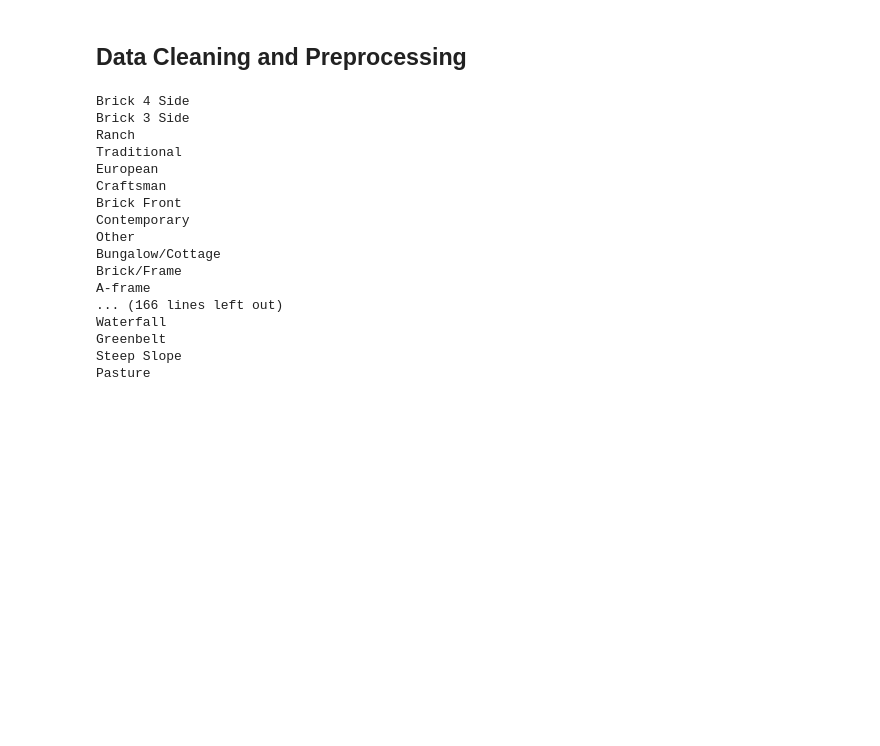
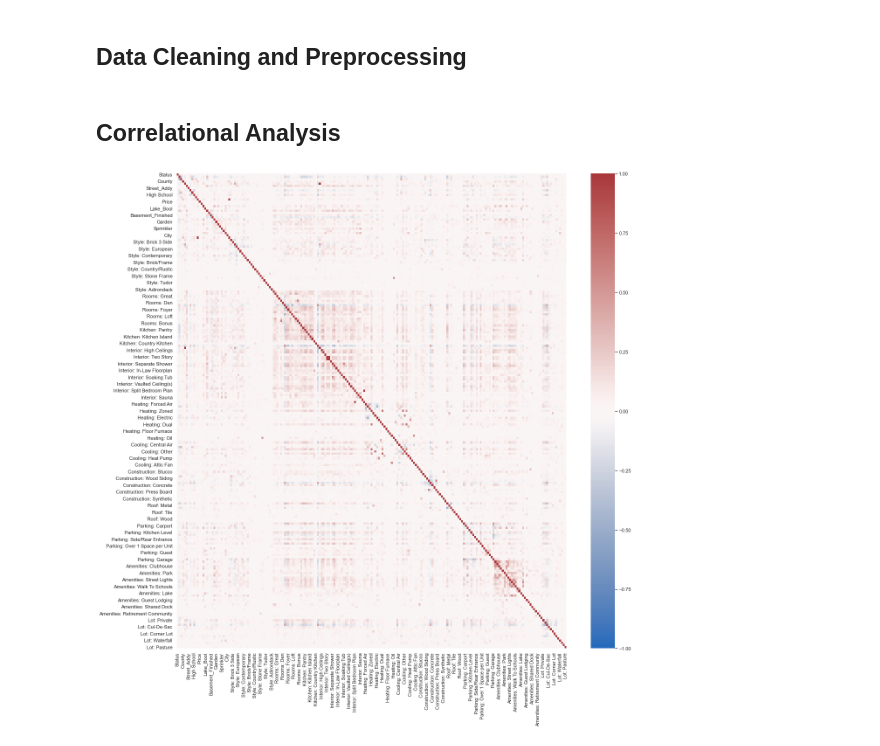
Before and after one commit to thearyanmittal/atl-home-rentals, a Jupyter notebook: analysis/exploration.ipynb, the cells around one changed output. Drawn from its saved outputs; the diff is of its cells as text; code cells hidden in the pictures; blank space fills up the shorter version.

Commit message:
got column distributions and correlations

```diff
--- a/analysis/exploration.ipynb
+++ b/analysis/exploration.ipynb
@@ -166,9 +166,8 @@ lot_types = ['City Lot', 'Private', 'Level', 'None', 'Cul-De-Sac', 'Sloped', 'Op
 types['Lot'] = lot_types
 # %%
 # replace those columns with new binary ones based on keywords (one-hot encoding)
-# runtime: ~ 3 mins
 def add_one_hots(type_dict):
-    edf = df.copy(deep=True) # new, expanded dataframe
+    edf = df.drop('State', axis=1).copy(deep=True) # new, expanded dataframe
     for og_col in type_dict.keys():
         for col in type_dict[og_col]:
             # print(col) # for debugging
@@ -184,28 +183,10 @@ def add_one_hots(type_dict):
                     code = 0
                 col_values.append(code)
             edf[f'{og_col}: {col}'] = pd.Series(col_values)
-        edf.drop(og_col, axis=1)
+        edf = edf.drop(og_col, axis=1)
     return edf
 
 edf = add_one_hots(types)
-# %% [output]
-Brick 4 Side
-Brick 3 Side
-Ranch
-Traditional
-European
-Craftsman
-Brick Front
-Contemporary
-Other
-Bungalow/Cottage
-Brick/Frame
-A-frame
-... (166 lines left out)
-Waterfall
-Greenbelt
-Steep Slope
-Pasture
 # %%
 # convert all columns into numerical values
 # export categorical key to text file (which number corresponds to which value)
@@ -222,3 +203,12 @@ def to_nums(col):
         return col
 
 ndf = edf.fillna('-').drop('Description', axis=1).apply(to_nums) # numerical dataframe
+# %% [markdown]
+## Correlational Analysis
+# %%
+# correlation heatmap for all columns
+corr = ndf.corr()
+fig2 = plt.figure(figsize=(20,20))
+heatmap = sns.heatmap(corr, vmin=-1, vmax=1, cmap='vlag')
+# %% [output]
+[figure, added]
```
Also changed, not shown: parts of 3 cells of this notebook, 25 other files.
